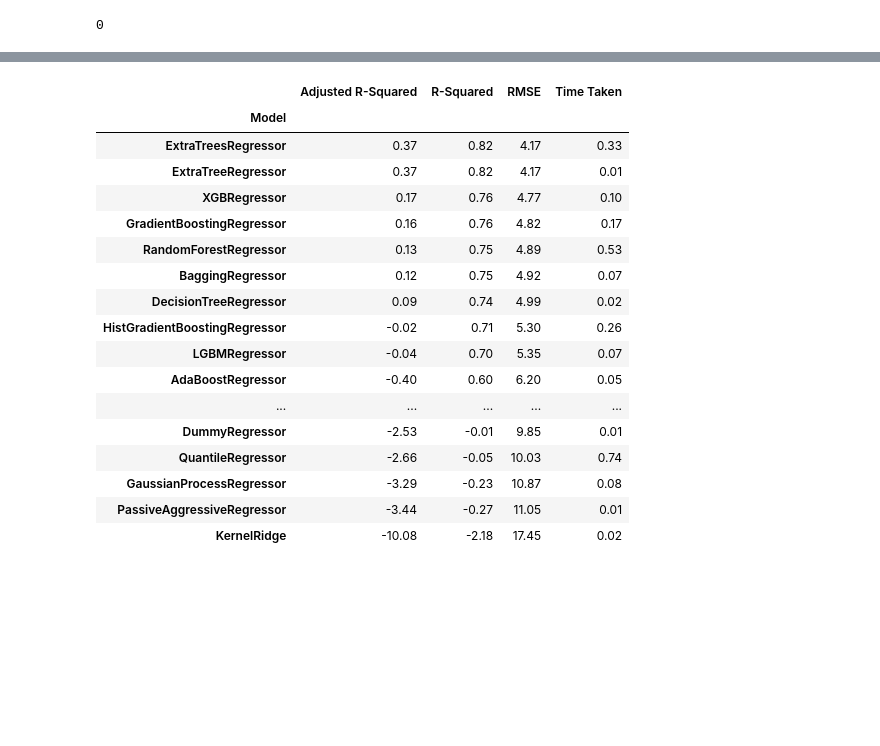
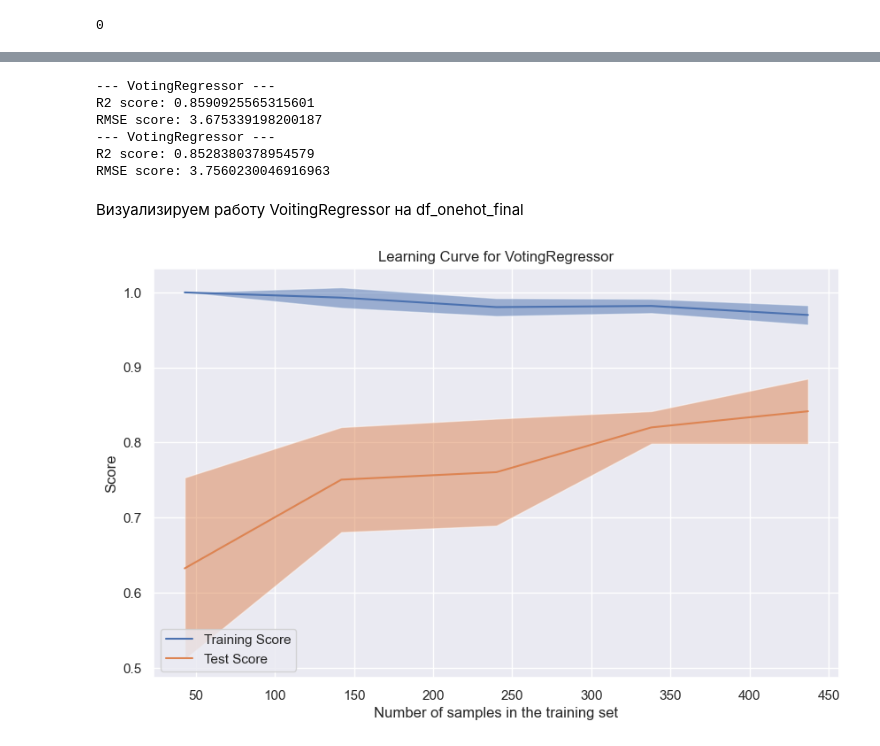
Before and after one commit to vahahahart/hackathon_team_3, a Jupyter notebook: tmp_vah.ipynb, the cells around one changed output, grey strips where cells are left out. Drawn from its saved outputs; the diff is of its cells as text; code cells hidden in the pictures; blank space fills up the shorter version.

Commit message:
learning curves

```diff
--- a/tmp_vah.ipynb
+++ b/tmp_vah.ipynb
@@ -850,14 +851,14 @@ df_codes, df_onehot = code_and_onehot(df, cols_to_drop)
 
 for test_df, name in zip([df_codes, df_onehot], ['----- df_codes -----\n', '\n\n----- df_onehot -----\n']):
     print(f'{name}')
-    list_best = get_scores_by_models(test_df, models)
+    list_best = get_scores_by_models(models, test_df)
     list_best = list(set(list_best))
     print(f'Best features: {len(list_best)}')
     print(f'Scores after dropping')
     list_best.append('ZOI_drug_NP')
     test_df = test_df[list_best]
     final_datas.append(test_df)
-    get_scores_by_models(test_df, models)
+    get_scores_by_models(models, test_df)
 
 df_codes_final, df_onehot_final = final_datas
 # %% [output]
@@ -969,2 +965,0 @@ TypeError: get_scores_by_models() missing 1 required positional argument: 'model
-# %%
-vot = VotingRegressor([('ex_tree', ex_tree), ('cat', cat)], n_jobs=-1)
@@ -1056,43 +966,26 @@ NameError: name 'X_train' is not defined
-# %%
-reg = LazyRegressor(verbose=0, ignore_warnings=False, custom_metric=None)
-models, predictions = reg.fit(X_train, X_test, y_train, y_test)
-models
-# %% [output]
-|  | Adjusted R-Squared | R-Squared | RMSE | Time Taken |
-| Model |  |  |  |  |
-| ExtraTreesRegressor | 0.37 | 0.82 | 4.17 | 0.33 |
-| ExtraTreeRegressor | 0.37 | 0.82 | 4.17 | 0.01 |
-| XGBRegressor | 0.17 | 0.76 | 4.77 | 0.10 |
-| GradientBoostingRegressor | 0.16 | 0.76 | 4.82 | 0.17 |
-| RandomForestRegressor | 0.13 | 0.75 | 4.89 | 0.53 |
-| BaggingRegressor | 0.12 | 0.75 | 4.92 | 0.07 |
-| DecisionTreeRegressor | 0.09 | 0.74 | 4.99 | 0.02 |
-| HistGradientBoostingRegressor | -0.02 | 0.71 | 5.30 | 0.26 |
-| LGBMRegressor | -0.04 | 0.70 | 5.35 | 0.07 |
-| AdaBoostRegressor | -0.40 | 0.60 | 6.20 | 0.05 |
-| ... | ... | ... | ... | ... |
-| DummyRegressor | -2.53 | -0.01 | 9.85 | 0.01 |
-| QuantileRegressor | -2.66 | -0.05 | 10.03 | 0.74 |
-| GaussianProcessRegressor | -3.29 | -0.23 | 10.87 | 0.08 |
-| PassiveAggressiveRegressor | -3.44 | -0.27 | 11.05 | 0.01 |
-| KernelRidge | -10.08 | -2.18 | 17.45 | 0.02 |
+# %%
+for group_models, test_df in zip(best_models, [df_codes_final, df_onehot_final]):
+    vot = VotingRegressor([('cat', group_models[0]), ('ex_tree', group_models[1])], n_jobs=-1)
+    get_scores_by_models([vot], test_df, get_features=False)
+# %% [output]
+--- VotingRegressor ---
+R2 score: 0.8590925565315601
+RMSE score: 3.675339198200187
+--- VotingRegressor ---
+R2 score: 0.8528380378954579
+RMSE score: 3.7560230046916963
+# %% [markdown]
+Визуализируем работу VoitingRegressor на df_onehot_final
 # %%
-# fig, ax = plt.subplots(len(models), 1, figsize=(7, 10))
-# ax = ax.flatten()
-# for i, model in enumerate(models):
-#     pipe = Pipeline([('scaler', RobustScaler()), ('model', model)])
-#     train_sizes, train_scores, test_scores = learning_curve(
-#         pipe, X, y, scoring='r2', n_jobs=-1
-#     )
-#     print(f'train_scores: {train_scores}')
-#     print(f'test_scores:{test_scores}')
-    # display = LearningCurveDisplay(
-    #     train_sizes=train_sizes, train_scores=train_scores, test_scores=test_scores, score_name="Score",
-    # )
-    # display.plot(ax=ax[i])
-    # handles, label = ax[i].get_legend_handles_labels()
-    # ax[i].legend(handles[:2], ["Training Score", "Test Score"])
-    # ax[i].set_title(f"Learning Curve for {pipe['model'].__class__.__name__}");
-
-# plt.tight_layout()
-# plt.show()
+X, y = shuffle(df_onehot_final.drop(columns=['ZOI_drug_NP']), df_onehot_final['ZOI_drug_NP'], random_state=random_state)
+fig, ax = plt.subplots(figsize=(10, 6))
+pipe = Pipeline([('scaler', RobustScaler()), ('model', vot)])
+LearningCurveDisplay.from_estimator(
+    pipe, X=X, y=y,
+    ax=ax, n_jobs=-1,
+)
+handles, label = ax.get_legend_handles_labels()
+ax.legend(handles[:2], ["Training Score", "Test Score"])
+ax.set_title(f"Learning Curve for {pipe['model'].__class__.__name__}");
+# %% [output]
+[figure, added]
```
Also changed, not shown: parts of 18 cells of this notebook.
